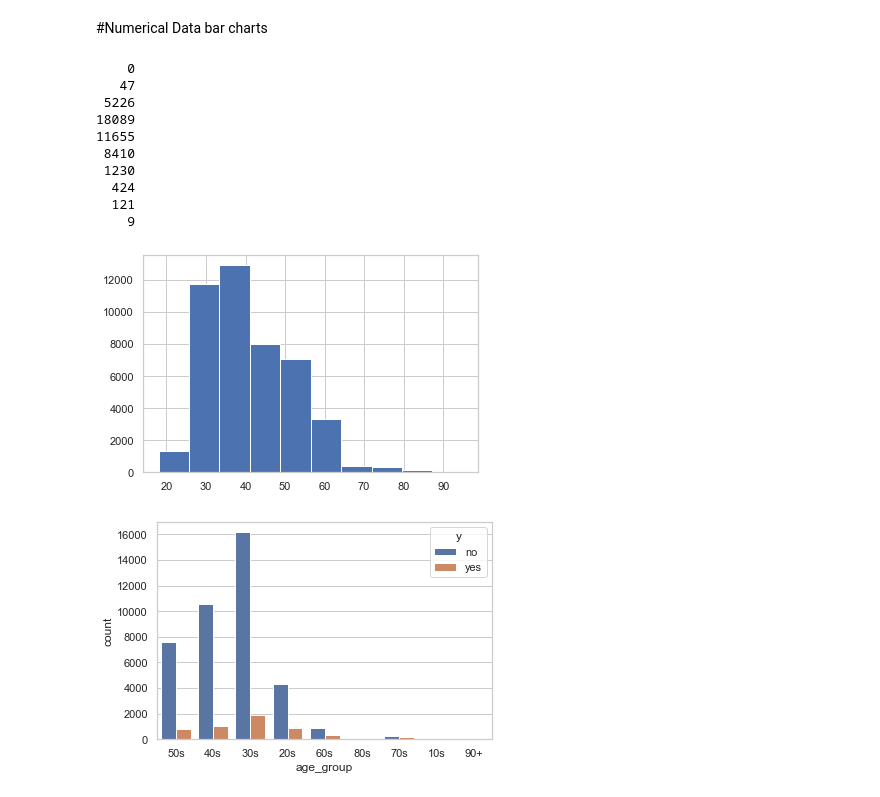
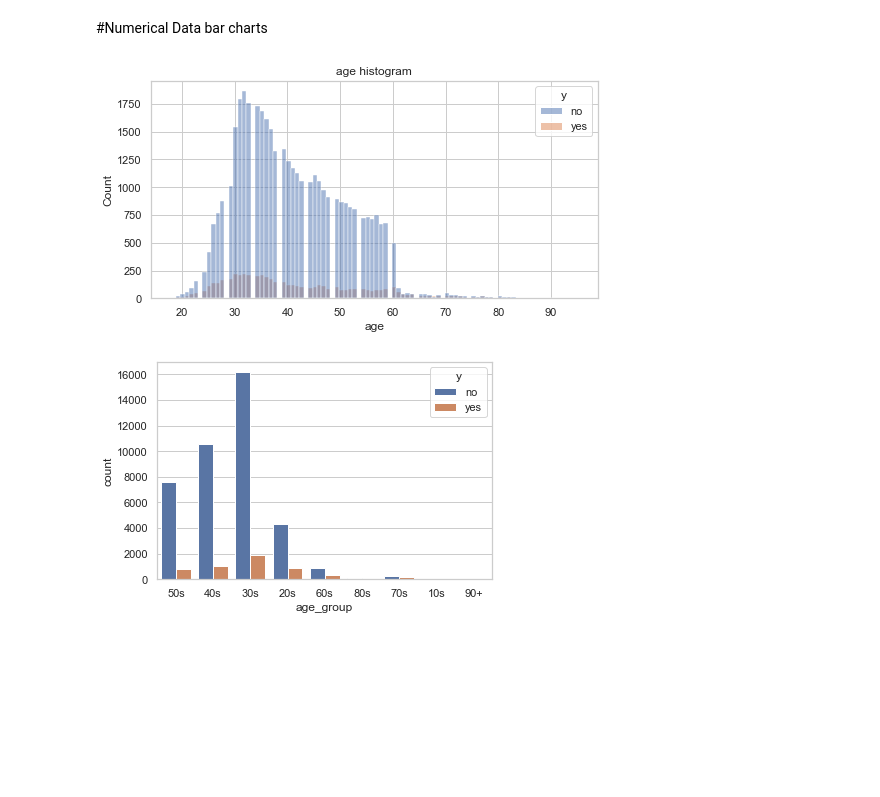
Before and after one commit to GemsLoveNLP/EDA, a Jupyter notebook: DataSet2EDA.ipynb, the cells around one changed output. Saved outputs shown, nothing was run; the diff lists cells and outputs as text; code cells hidden in the pictures; blank space fills up the shorter version.

```diff
--- a/DataSet2EDA.ipynb
+++ b/DataSet2EDA.ipynb
@@ -235,21 +235,14 @@ def count_bin(col,x,y,z):
 
     # Print the age ranges and corresponding counts
     print(counts.to_string(index=False))
-# %%
-train['age'].hist()
-count_bin('age',0,101,10)
-# %% [output]
-    0
-   47
- 5226
-18089
-11655
- 8410
- 1230
-  424
-  121
-    9
-[figure, removed]
+# %%
+plt.figure(figsize=(8,4))
+sns.set_theme(style="whitegrid")
+sns.histplot(x=train['age'], data=train, hue='y', kde=False)
+plt.title('age histogram')
+plt.show()
+# %% [output]
+[figure, added]
 # %%
 def get_age_group(age):
     if age < 10:
```
Also changed, not shown: parts of 5 cells of this notebook.
